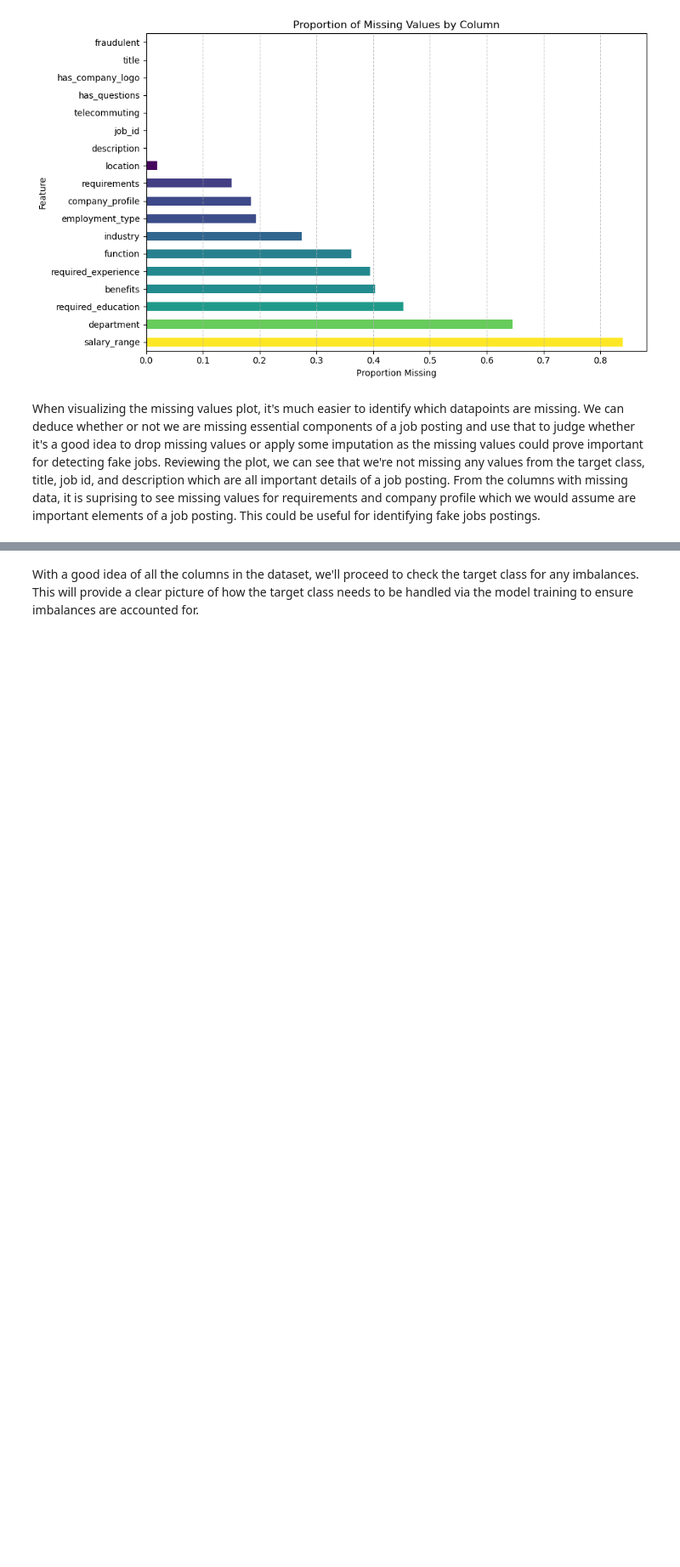
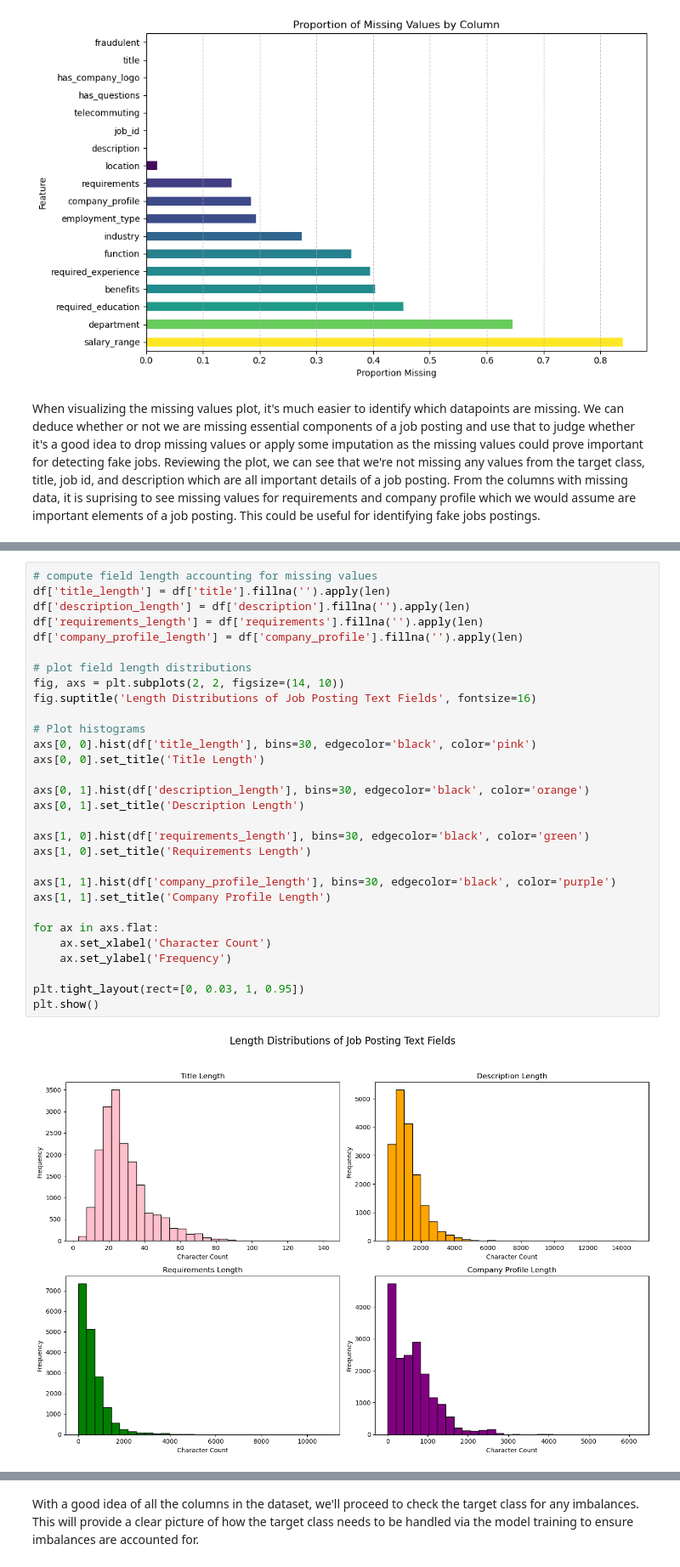
Before and after one commit to navanodonavan/MSAAI510FinalProjectGroup4, a Jupyter notebook: Final Project Section5-Team 4.ipynb, the cells around one changed output, grey strips where cells are left out. Shown at 85% size. Cells and saved outputs as stored; diff of their text form; blank space fills up the shorter version.

```diff
--- a/Final Project Section5-Team 4.ipynb
+++ b/Final Project Section5-Team 4.ipynb
@@ -134,0 +143,32 @@ plt.show()
+# %%
+# compute field length accounting for missing values
+df['title_length'] = df['title'].fillna('').apply(len)
+df['description_length'] = df['description'].fillna('').apply(len)
+df['requirements_length'] = df['requirements'].fillna('').apply(len)
+df['company_profile_length'] = df['company_profile'].fillna('').apply(len)
+
+# plot field length distributions
+fig, axs = plt.subplots(2, 2, figsize=(14, 10))
+fig.suptitle('Length Distributions of Job Posting Text Fields', fontsize=16)
+
+# Plot histograms
+axs[0, 0].hist(df['title_length'], bins=30, edgecolor='black', color='pink')
+axs[0, 0].set_title('Title Length')
+
+axs[0, 1].hist(df['description_length'], bins=30, edgecolor='black', color='orange')
+axs[0, 1].set_title('Description Length')
+
+axs[1, 0].hist(df['requirements_length'], bins=30, edgecolor='black', color='green')
+axs[1, 0].set_title('Requirements Length')
+
+axs[1, 1].hist(df['company_profile_length'], bins=30, edgecolor='black', color='purple')
+axs[1, 1].set_title('Company Profile Length')
+
+for ax in axs.flat:
+    ax.set_xlabel('Character Count')
+    ax.set_ylabel('Frequency')
+
+plt.tight_layout(rect=[0, 0.03, 1, 0.95])
+plt.show()
+# %% [output]
+[figure, added]
```
Also changed, not shown: parts of 13 cells of this notebook.
